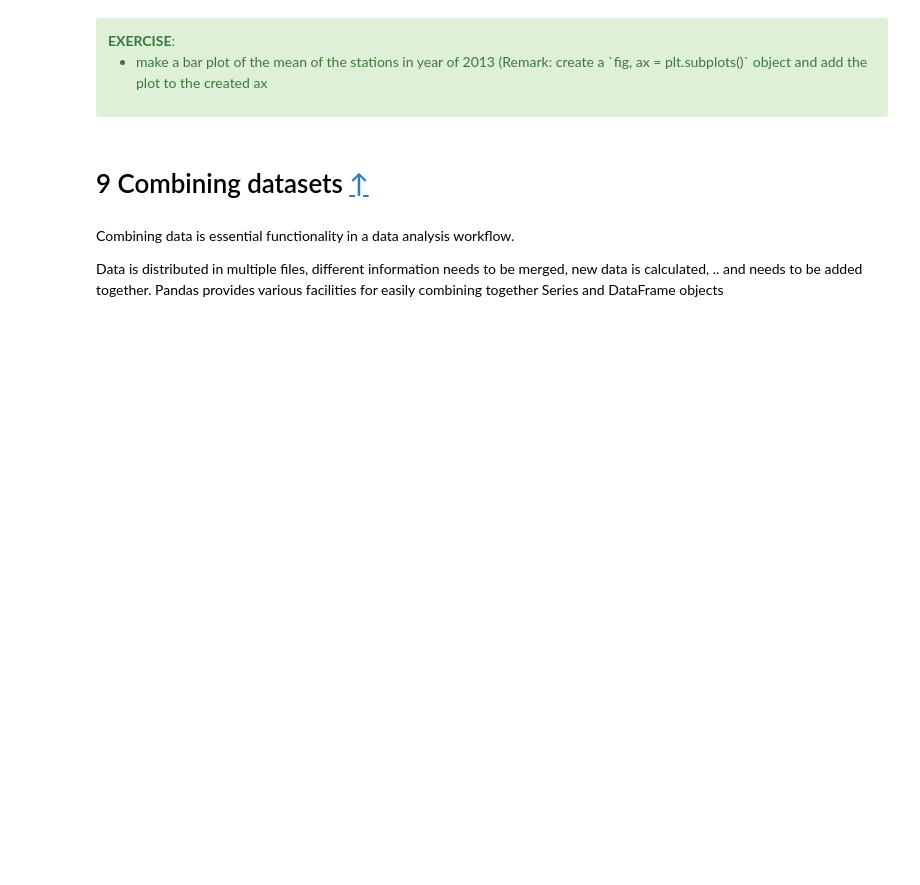
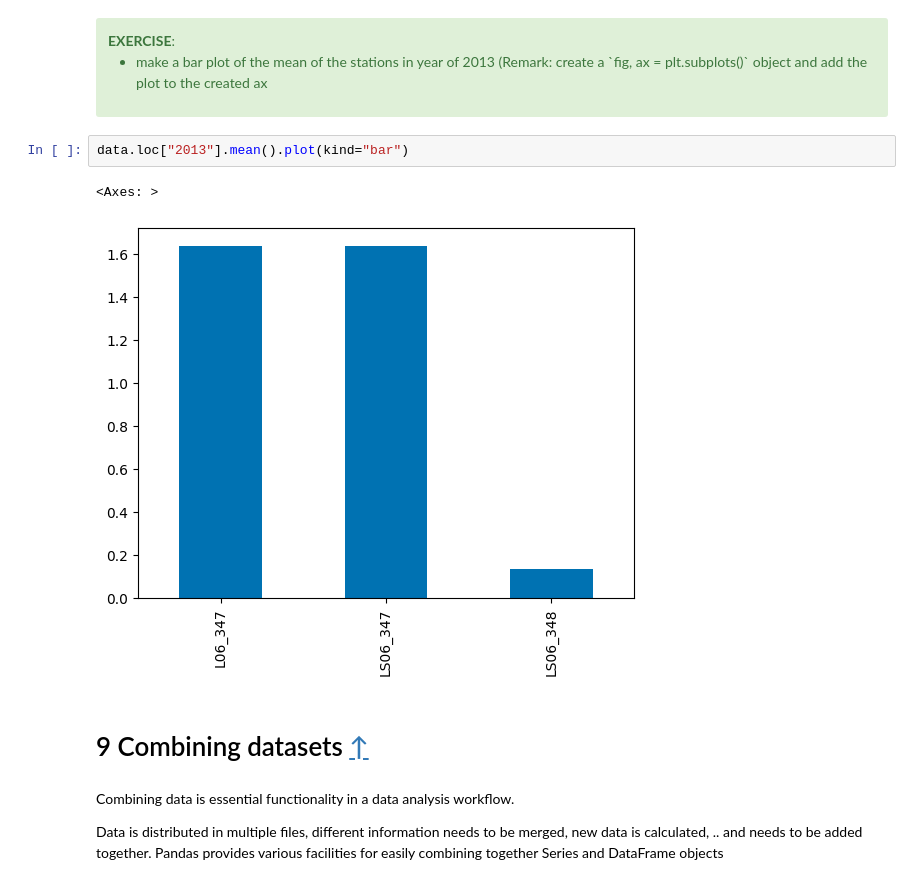
Before and after one commit to MariusAAROS/IPP-Datacamp, a Jupyter notebook: 01_pandas/01-pandas_overview.ipynb, the cells around one changed output. Drawn from its saved outputs; the diff is of its cells as text; blank space fills up the shorter version.

```diff
--- a/01_pandas/01-pandas_overview.ipynb
+++ b/01_pandas/01-pandas_overview.ipynb
@@ -1559,6 +1671,11 @@ data.resample('A').mean().plot()
 </ul>
 
 </div>
+# %%
+data.loc["2013"].mean().plot(kind="bar")
+# %% [output]
+<Axes: >
+[figure, added]
 # %% [markdown]
 # 9 Combining datasets <a class="anchor" id="combining"></a> [↑](#Table-of-contents)
 # %% [markdown]
```
Also changed, not shown: parts of 37 cells of this notebook.
